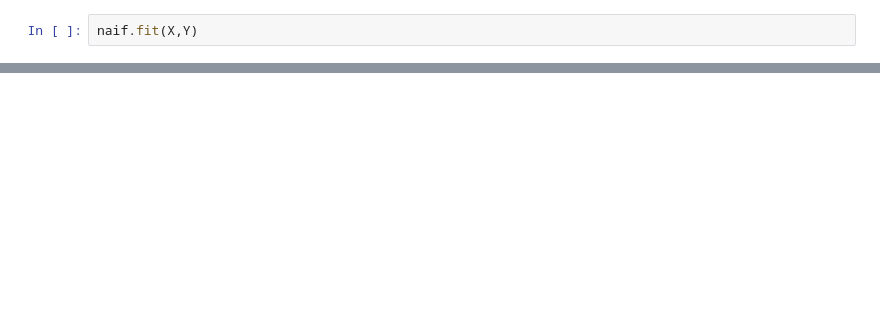
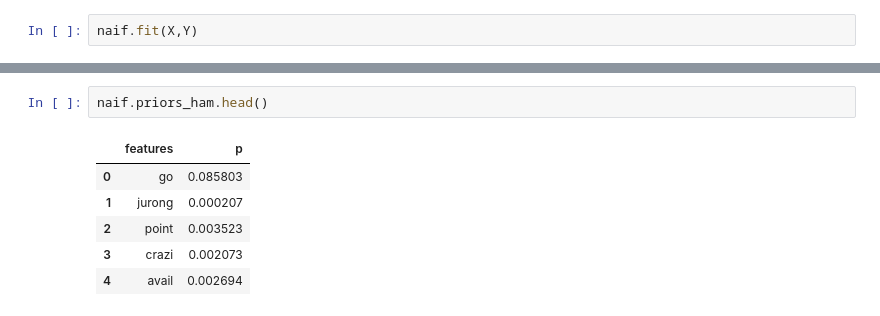
Before and after one commit to guiffopaterne/Bayesian-network, a Jupyter notebook: TP1-2-4248.ipynb, the cells around one changed output, grey strips where cells are left out. Saved outputs shown, nothing was run; the diff lists cells and outputs as text; blank space fills up the shorter version.

```diff
--- a/TP1-2-4248.ipynb
+++ b/TP1-2-4248.ipynb
@@ -335,0 +337,9 @@ array(['ham', 'spam'], dtype=object)
+# %%
+naif.priors_ham.head()
+# %% [output]
+|  | features | p |
+| 0 | go | 0.085803 |
+| 1 | jurong | 0.000207 |
+| 2 | point | 0.003523 |
+| 3 | crazi | 0.002073 |
+| 4 | avail | 0.002694 |
```
Also changed, not shown: parts of 15 cells of this notebook, 1 other file.
